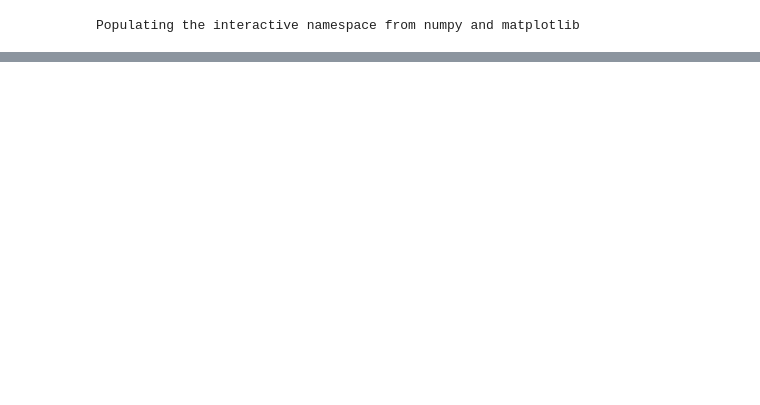
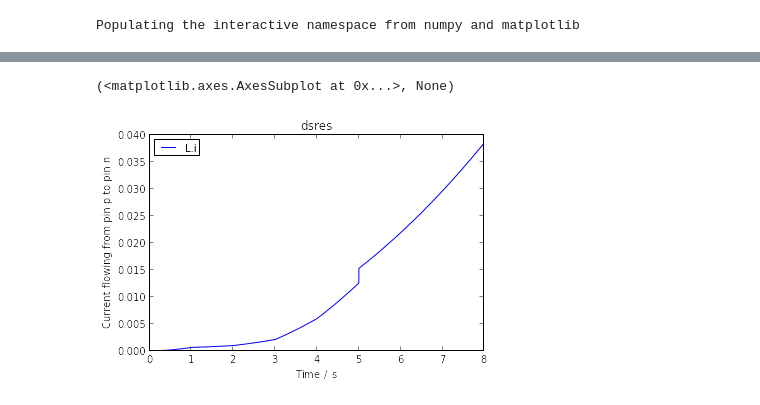
Before and after one commit to kdavies4/ModelicaRes, a Jupyter notebook: examples/simulations.ipynb, the cells around one changed output, grey strips where cells are left out. Cells and saved outputs as stored; diff of their text form; code cells hidden in the pictures; blank space fills up the shorter version.

```diff
--- a/examples/simulations.ipynb
+++ b/examples/simulations.ipynb
@@ -6,7 +6,7 @@ from modelicares.exps.simulators import dymosim, fmi
 from modelicares import SimRes, SimResList, SimResSequence
 %pylab inline
 
-dymo_simulator = dymosim(results_dir='ChuaCircuit/results')
+dymo_simulator = dymosim(results_dir='ChuaCircuit/results', output=False)
 fmu_simulator = fmi(results_dir='ChuaCircuit/results-fmu')
 # %% [output]
 Populating the interactive namespace from numpy and matplotlib
@@ -32,0 +37,12 @@ sequence.plot('L.i')
+# %%
+dymo_simulator.run('ChuaCircuit/dymosim', StopTime=1)
+for l in L:
+    dymo_simulator.continue_run(1, {
+        'L.L': l
+    })
+
+sequence = SimResSequence('ChuaCircuit/results-fmu/%s/dsres*' % fmu_simulator.n_runs)
+sequence.plot(['L.i'])
+# %% [output]
+(<matplotlib.axes.AxesSubplot at 0x...>, None)
+[figure, added]
```
Also changed, not shown: parts of 5 cells of this notebook, 2 other files.
